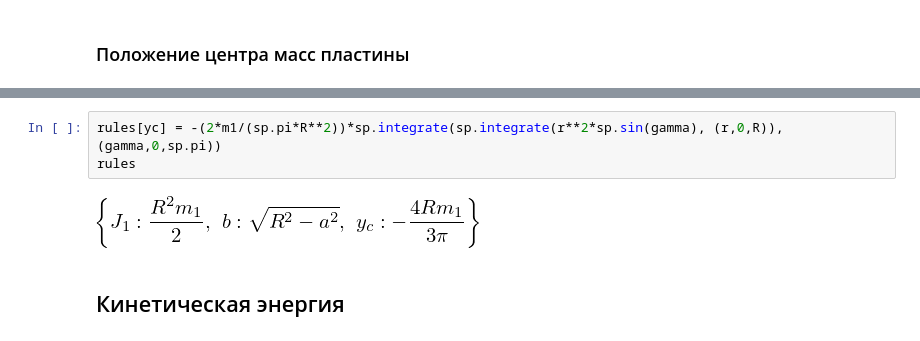
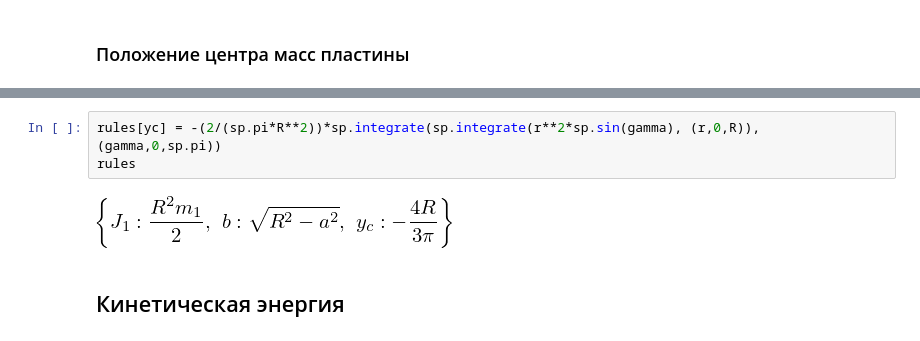
Before and after one commit to Kidinnu/classes_programming, a Jupyter notebook: examples/Lagrange.ipynb, the cells around one changed output, grey strips where cells are left out. Cells and saved outputs as stored; diff of their text form.

```diff
--- a/examples/Lagrange.ipynb
+++ b/examples/Lagrange.ipynb
@@ -210,10 +210,10 @@ $$
 
 ![Механизм](https://raw.githubusercontent.com/Kidinnu/Kidinnu.github.io/master/assets/img/blog/course_work_inertia.png)
 # %%
-rules[yc] = -(2*m1/(sp.pi*R**2))*sp.integrate(sp.integrate(r**2*sp.sin(gamma), (r,0,R)), (gamma,0,sp.pi))
+rules[yc] = -(2/(sp.pi*R**2))*sp.integrate(sp.integrate(r**2*sp.sin(gamma), (r,0,R)), (gamma,0,sp.pi))
 rules
 # %% [output]
-[figure, old version]
+[figure, new version]
 # %% [markdown]
 ## Кинетическая энергия
 # %% [markdown]
```
Also changed, not shown: parts of 8 cells of this notebook.
